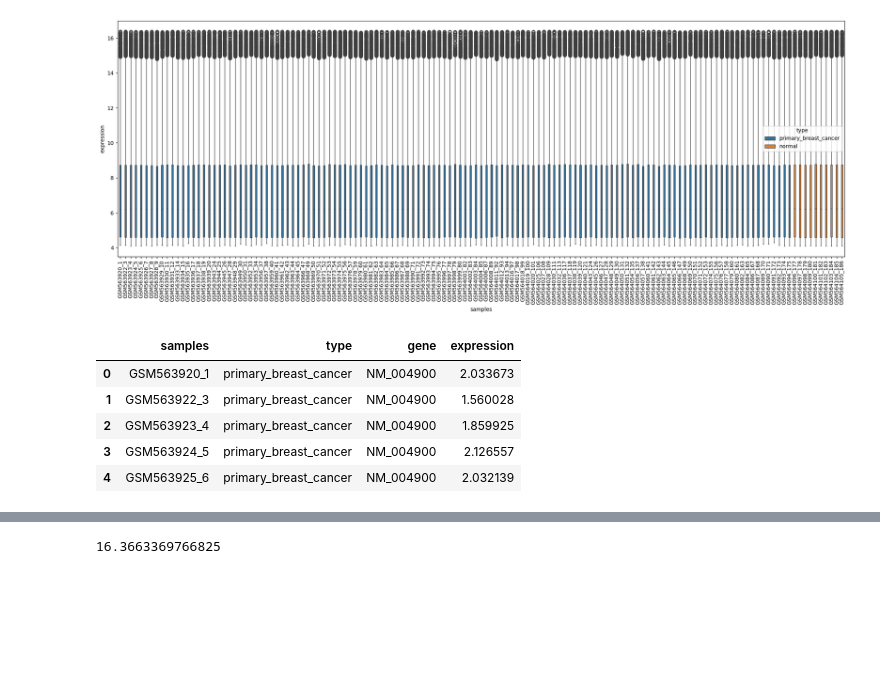
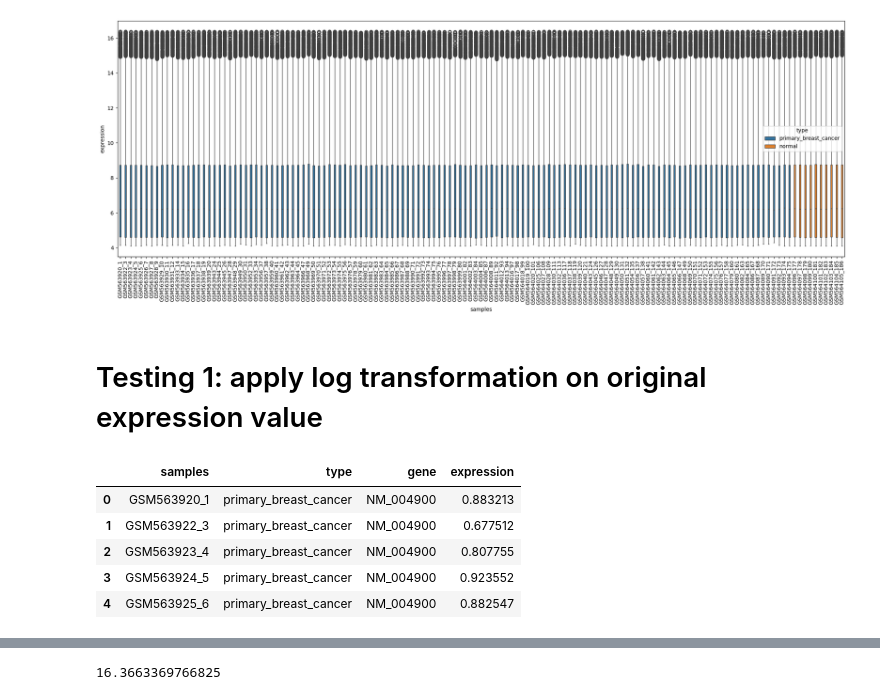
Before and after one commit to Natalia-Rodrigo/Mid_bootcam_project, a Jupyter notebook: notebooks/Minh.ipynb, the cells around one changed output, grey strips where cells are left out. Drawn from its saved outputs; the diff is of its cells as text; code cells hidden in the pictures; blank space fills up the shorter version.

```diff
--- a/notebooks/Minh.ipynb
+++ b/notebooks/Minh.ipynb
@@ -79,7 +56,3 @@ RangeIndex: 139 entries, 0 to 138
 Columns: 33581 entries, samples to NM_203414
 dtypes: float64(33579), object(2)
 memory usage: 35.6+ MB
-# %%
-df_box = df.set_index('samples')
-df_box
-sns.boxplot(y =
@@ -101,8 +59,8 @@ sns.boxplot(y =
 # %%
+# change data format using melt, so that can be used in boxplot
+
 melted_data = df.melt(id_vars=['samples', 'type'], var_name='gene', value_name='expression')
 melted_data
-
-melted_data['expression'] = melted_data['expression'].apply(lambda x: np.log(x))
 # %% [output]
 |  | samples | type | gene | expression |
 | 0 | GSM563920_1 | primary_breast_cancer | NM_004900 | 7.642101 |
@@ -133,14 +88,17 @@ plt.tight_layout()
 plt.show()
 # %% [output]
 [figure]
+# %% [markdown]
+# Testing 1: apply log transformation on original expression value
 # %%
+# apply log transformation to data
 melted_data_log = melted_data.copy()
-melted_data_log['expression'] = melted_data_log['expression'].apply(lambda x: np.log(x))
+melted_data_log['expression'] = melted_data_log['expression'].apply(lambda x: np.log10(x))
 melted_data_log.head()
 # %% [output]
 |  | samples | type | gene | expression |
-| 0 | GSM563920_1 | primary_breast_cancer | NM_004900 | 2.033673 |
-| 1 | GSM563922_3 | primary_breast_cancer | NM_004900 | 1.560028 |
-| 2 | GSM563923_4 | primary_breast_cancer | NM_004900 | 1.859925 |
-| 3 | GSM563924_5 | primary_breast_cancer | NM_004900 | 2.126557 |
-| 4 | GSM563925_6 | primary_breast_cancer | NM_004900 | 2.032139 |
+| 0 | GSM563920_1 | primary_breast_cancer | NM_004900 | 0.883213 |
+| 1 | GSM563922_3 | primary_breast_cancer | NM_004900 | 0.677512 |
+| 2 | GSM563923_4 | primary_breast_cancer | NM_004900 | 0.807755 |
+| 3 | GSM563924_5 | primary_breast_cancer | NM_004900 | 0.923552 |
+| 4 | GSM563925_6 | primary_breast_cancer | NM_004900 | 0.882547 |
```
Also changed, not shown: parts of 17 cells of this notebook.
